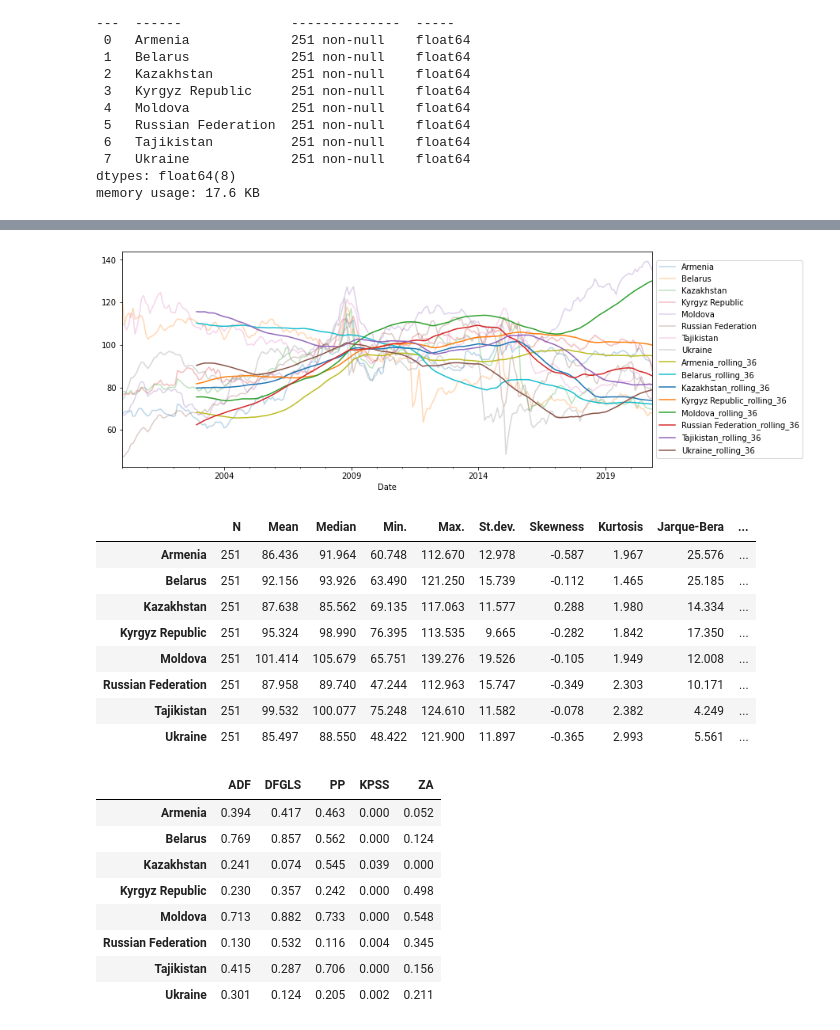
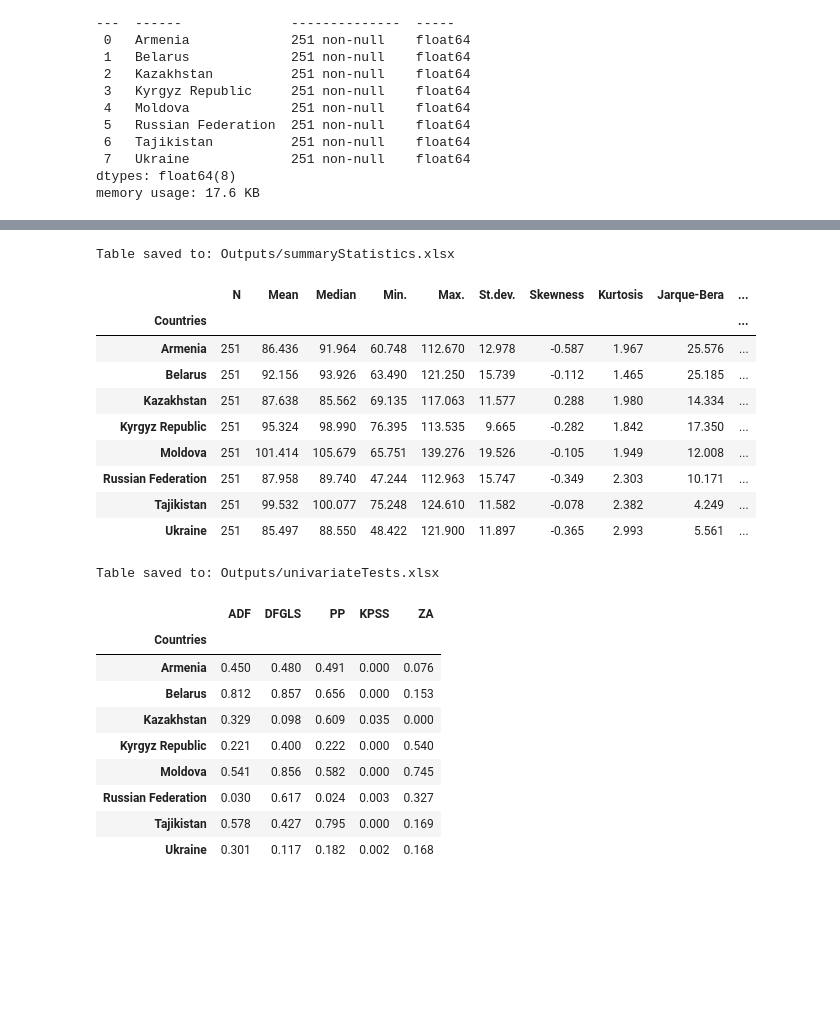
Before and after one commit to vlad-yeghiazaryan/PPP-in-EAEU, a Jupyter notebook: PPP_in_EAEU.ipynb, the cells around one changed output, grey strips where cells are left out. Cells and saved outputs as stored; diff of their text form; code cells hidden in the pictures; blank space fills up the shorter version.

```diff
--- a/PPP_in_EAEU.ipynb
+++ b/PPP_in_EAEU.ipynb
@@ -78,6 +127,11 @@ startDate = '2000-01-01'
 startDateWithoutTaj = '1995-01-01'
 
 data = broadREERs[countries].loc[startDate:]
+
+# Changing data
+dataLogs = data.apply(np.log, axis=1)
+dataPtC = dataLogs.diff()[1:]
+
 data.info()
 # %% [output]
 <class 'pandas.core.frame.DataFrame'>
@@ -109,14 +165,3 @@ plt.show()
-# %%
-window = 36
-rolling = data.rolling(window).mean()
-rolling.columns = [i + '_rolling_' + str(window) for i in data.columns]
-ax = data.plot(alpha = .3)
-rolling.plot(ax = ax, figsize=(12, 5))
-
-plt.legend(loc='center left', bbox_to_anchor=(1.0, 0.5))
-plt.show()
-# %% [output]
-[figure, removed]
 # %%
 colNames = {
     'count': 'N',
@@ -135,9 +180,15 @@ summaryStatistics = data.describe().T
 JB = data.apply(jarque_bera).T
 summaryStatistics[tests] = JB
 summaryStatistics.rename(columns=colNames, inplace=True)
-summaryStatistics[include].applymap(lambda x: '%.0f' % x if x.is_integer() else '%.3f' % x)
+summaryTable = summaryStatistics[include].applymap(
+    lambda x: '%.0f' % x if x.is_integer() else '%.3f' % x)
+summaryTable.index.name = 'Countries'
+saveToExcel(summaryTable, path="Outputs/summaryStatistics.xlsx", def_properties={'text-align': 'center'})
+summaryTable
 # %% [output]
+Table saved to: Outputs/summaryStatistics.xlsx
 |  | N | Mean | Median | Min. | Max. | St.dev. | Skewness | Kurtosis | Jarque-Bera | ... |
+| Countries |  |  |  |  |  |  |  |  |  | ... |
 | Armenia | 251 | 86.436 | 91.964 | 60.748 | 112.670 | 12.978 | -0.587 | 1.967 | 25.576 | ... |
 | Belarus | 251 | 92.156 | 93.926 | 63.490 | 121.250 | 15.739 | -0.112 | 1.465 | 25.185 | ... |
 | Kazakhstan | 251 | 87.638 | 85.562 | 69.135 | 117.063 | 11.577 | 0.288 | 1.980 | 14.334 | ... |
@@ -147,15 +198,20 @@ summaryStatistics[include].applymap(lambda x: '%.0f' % x if x.is_integer() else
 | Tajikistan | 251 | 99.532 | 100.077 | 75.248 | 124.610 | 11.582 | -0.078 | 2.382 | 4.249 | ... |
 | Ukraine | 251 | 85.497 | 88.550 | 48.422 | 121.900 | 11.897 | -0.365 | 2.993 | 5.561 | ... |
 # %%
-univariate(data)
+univariateTable = univariate(dataLogs)
+univariateTable.index.name = 'Countries'
+saveToExcel(univariateTable, path='Outputs/univariateTests.xlsx')
+univariateTable
 # %% [output]
+Table saved to: Outputs/univariateTests.xlsx
 |  | ADF | DFGLS | PP | KPSS | ZA |
-| Armenia | 0.394 | 0.417 | 0.463 | 0.000 | 0.052 |
-| Belarus | 0.769 | 0.857 | 0.562 | 0.000 | 0.124 |
-| Kazakhstan | 0.241 | 0.074 | 0.545 | 0.039 | 0.000 |
-| Kyrgyz Republic | 0.230 | 0.357 | 0.242 | 0.000 | 0.498 |
-| Moldova | 0.713 | 0.882 | 0.733 | 0.000 | 0.548 |
-| Russian Federation | 0.130 | 0.532 | 0.116 | 0.004 | 0.345 |
-| Tajikistan | 0.415 | 0.287 | 0.706 | 0.000 | 0.156 |
-| Ukraine | 0.301 | 0.124 | 0.205 | 0.002 | 0.211 |
+| Countries |  |  |  |  |  |
+| Armenia | 0.450 | 0.480 | 0.491 | 0.000 | 0.076 |
+| Belarus | 0.812 | 0.857 | 0.656 | 0.000 | 0.153 |
+| Kazakhstan | 0.329 | 0.098 | 0.609 | 0.035 | 0.000 |
+| Kyrgyz Republic | 0.221 | 0.400 | 0.222 | 0.000 | 0.540 |
+| Moldova | 0.541 | 0.856 | 0.582 | 0.000 | 0.745 |
+| Russian Federation | 0.030 | 0.617 | 0.024 | 0.003 | 0.327 |
+| Tajikistan | 0.578 | 0.427 | 0.795 | 0.000 | 0.169 |
+| Ukraine | 0.301 | 0.117 | 0.182 | 0.002 | 0.168 |
 # %%
```
Also changed, not shown: parts of 10 cells of this notebook, 17 other files.
